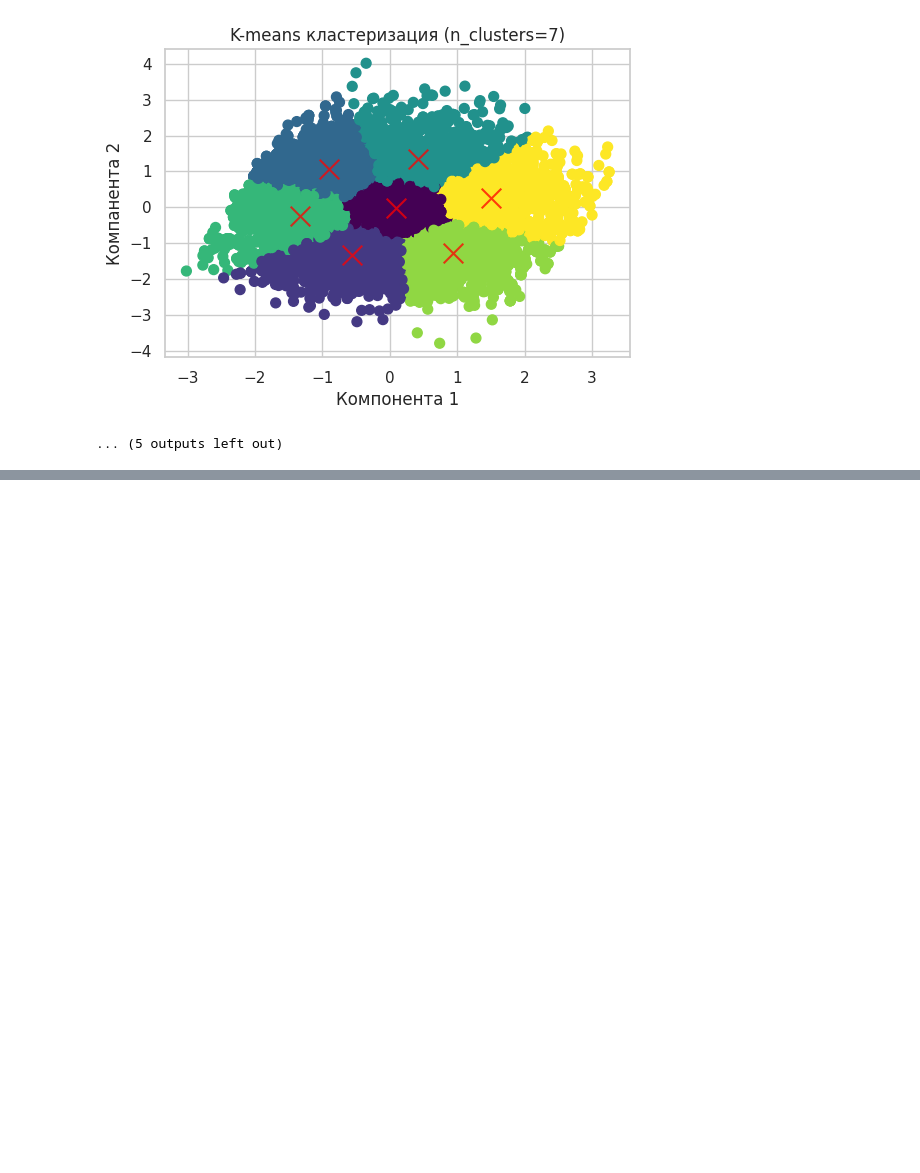
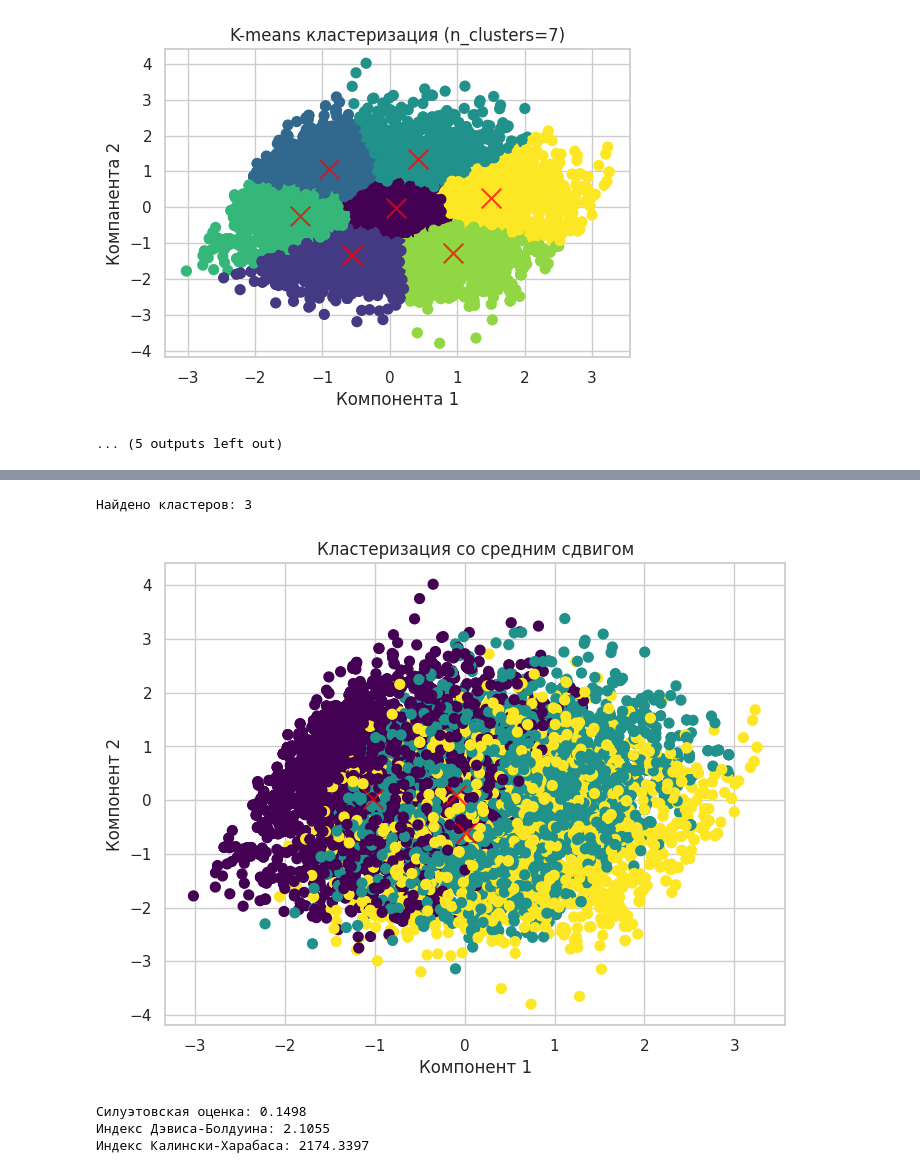
Before and after one commit to Donets-Yuliya/DataScience, a Jupyter notebook: HomeWork6/HomeWork6.ipynb, the cells around one changed output, grey strips where cells are left out. Cells and saved outputs as stored; diff of their text form; code cells hidden in the pictures; blank space fills up the shorter version.

```diff
--- a/HomeWork6/HomeWork6.ipynb
+++ b/HomeWork6/HomeWork6.ipynb
@@ -380,0 +458,49 @@ Cluster
+# %%
+# Кластеризация со средним сдвигом
+import numpy as np
+import matplotlib.pyplot as plt
+from sklearn import datasets
+from sklearn.cluster import MeanShift, estimate_bandwidth
+from sklearn.preprocessing import StandardScaler
+from sklearn.decomposition import PCA
+from sklearn.metrics import silhouette_score, davies_bouldin_score, calinski_harabasz_score
+
+# Оценка ширины полосы пропускания (bandwidth) для алгоритма MeanShift
+bandwidth = estimate_bandwidth(X_scaled, quantile=0.03, n_samples=500)
+
+# Кластеризация с использованием алгоритма со средним сдвигом
+mean_shift = MeanShift(bandwidth=bandwidth, bin_seeding=True)
+mean_shift.fit(X_scaled)
+predicted_labels = mean_shift.labels_
+cluster_centers = mean_shift.cluster_centers_
+
+n_clusters = len(np.unique(predicted_labels))
+print(f"Найдено кластеров: {n_clusters}")
+
+# Визуализация исходных данных
+plt.figure(figsize=(8, 6))
+plt.scatter(X_pca[:, 0], X_pca[:, 1], c=predicted_labels, s=50, cmap='viridis')
+cluster_centers_pca = pca.transform(cluster_centers)
+plt.scatter(cluster_centers_pca[:, 0], cluster_centers_pca[:, 1], c='red', s=200, alpha=0.75, marker='x')
+plt.title("Кластеризация со средним сдвигом")
+plt.xlabel("Компонент 1")
+plt.ylabel("Компонент 2")
+plt.show()
+
+# Найти наиболее разрозненный кластер
+largest_cluster_label = np.argmax(np.bincount(predicted_labels))
+
+# Вычисление метрик качества
+silhouette_avg = silhouette_score(X_scaled, predicted_labels)
+davies_bouldin = davies_bouldin_score(X_scaled, predicted_labels)
+calinski_harabasz = calinski_harabasz_score(X_scaled, predicted_labels)
+
+print(f"Силуэтовская оценка: {silhouette_avg:.4f}")
+print(f"Индекс Дэвиса-Болдуина: {davies_bouldin:.4f}")
+print(f"Индекс Калински-Харабаса: {calinski_harabasz:.4f}")
+# %% [output]
+Найдено кластеров: 3
+[figure, added]
+Силуэтовская оценка: 0.1498
+Индекс Дэвиса-Болдуина: 2.1055
+Индекс Калински-Харабаса: 2174.3397
```
Also changed, not shown: parts of 28 cells of this notebook.
